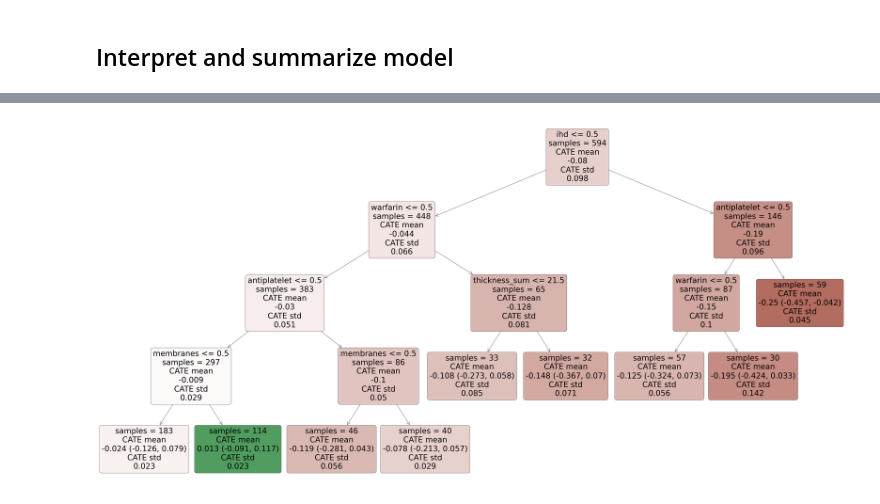
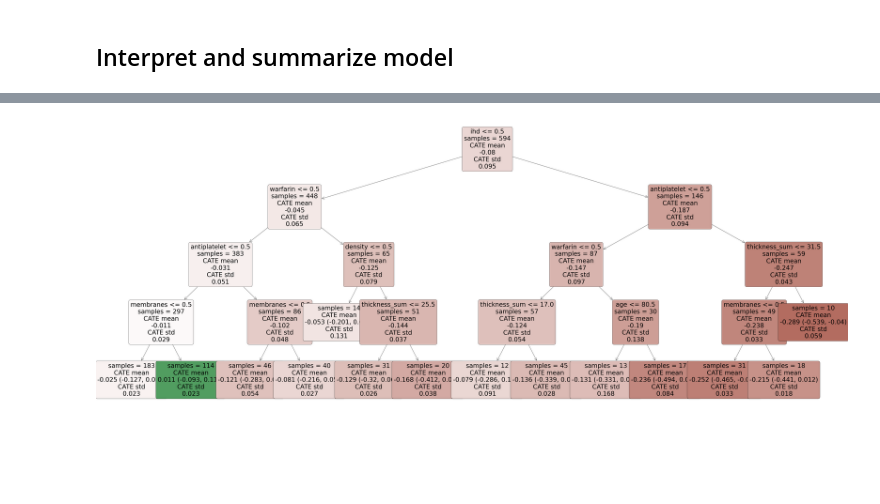
Before and after one commit to c-abbott/surviving-the-icu, a Jupyter notebook: src/notebooks/cate_estimation.ipynb, the cells around one changed output, grey strips where cells are left out. Drawn from its saved outputs; the diff is of its cells as text; code cells hidden in the pictures; blank space fills up the shorter version.

```diff
--- a/src/notebooks/cate_estimation.ipynb
+++ b/src/notebooks/cate_estimation.ipynb
@@ -432,10 +436,10 @@ where for every outcome $i$ and treatment $j$ the CATE $\Theta_{ij}(X)$ has the
 $\Theta_{ij}(X) = \phi(X)' coef_{ij} + cate\_intercept_{ij}$
 where $\phi(X)$ is the output of the `featurizer` or $X$ if `featurizer`=None. Coefficient Results table portrays the $coef_{ij}$ parameter vector for each outcome $i$ and treatment $j$. Intercept Res ...
 # %%
-patient_lin_intrp = SingleTreeCateInterpreter(include_model_uncertainty=True, max_depth=4, min_samples_leaf=30)
+patient_lin_intrp = SingleTreeCateInterpreter(include_model_uncertainty=True, max_depth=4, min_samples_leaf=10)
 patient_lin_intrp.interpret(patient_linear_dml_est, X)
-plt.figure(figsize=(70, 35))
-patient_lin_intrp.plot(feature_names=p_conditions, fontsize=40)
+plt.figure(figsize=(75, 30))
+patient_lin_intrp.plot(feature_names=p_conditions, fontsize=35)
 plt.savefig('../output/figs/patient_cate_tree.png', dpi=300)
 # %% [output]
-[figure, old version]
+[figure, new version]
```
Also changed, not shown: parts of 13 cells of this notebook, 6 other files.
